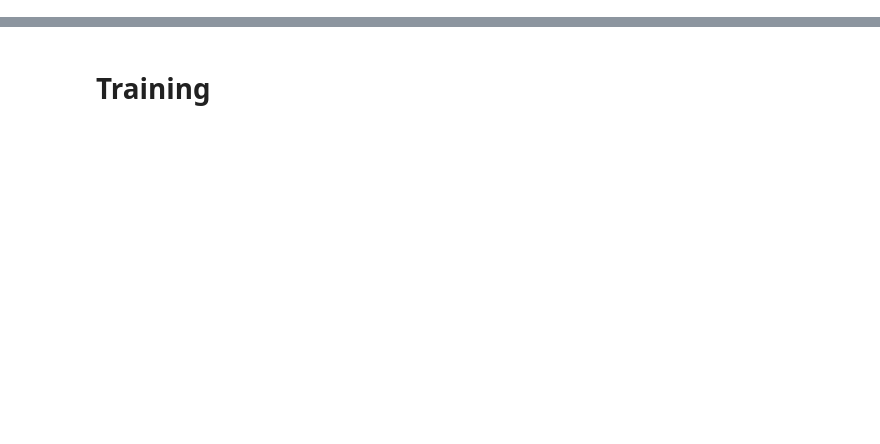
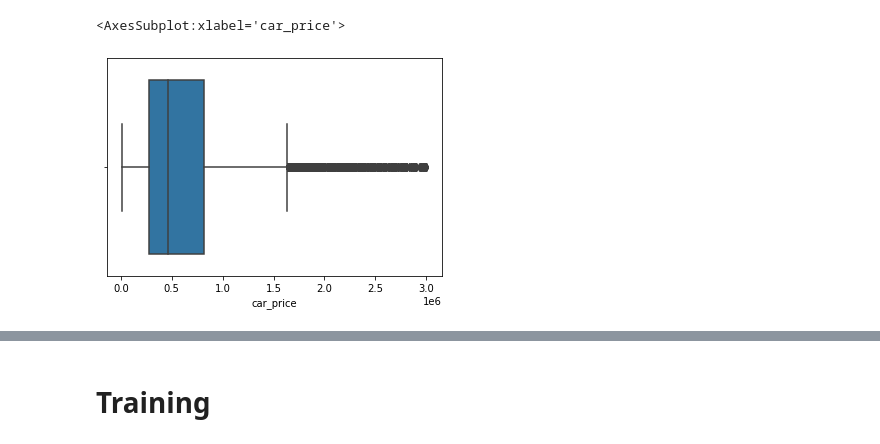
Before and after one commit to lilychen0505/BDSE19_PROJECT, a Jupyter notebook: data_analysis/Data_analysis.ipynb, the cells around one changed output, grey strips where cells are left out. Saved outputs shown, nothing was run; the diff lists cells and outputs as text; code cells hidden in the pictures; blank space fills up the shorter version.

```diff
--- a/data_analysis/Data_analysis.ipynb
+++ b/data_analysis/Data_analysis.ipynb
@@ -98,0 +157,5 @@ data
+# %%
+sns.boxplot(x=df1['car_price'])
+# %% [output]
+<AxesSubplot:xlabel='car_price'>
+[figure, added]
```
Also changed, not shown: parts of 68 cells of this notebook.
